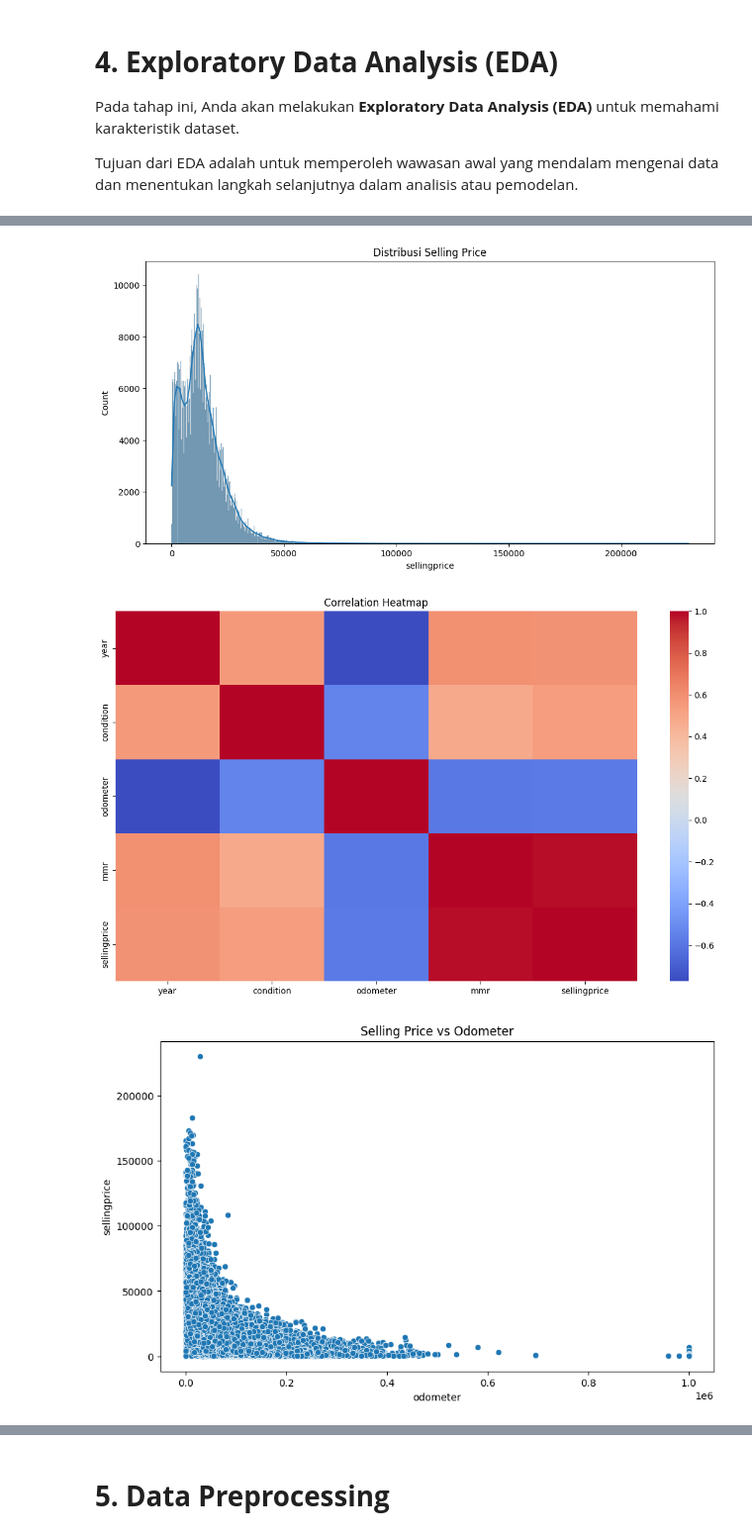
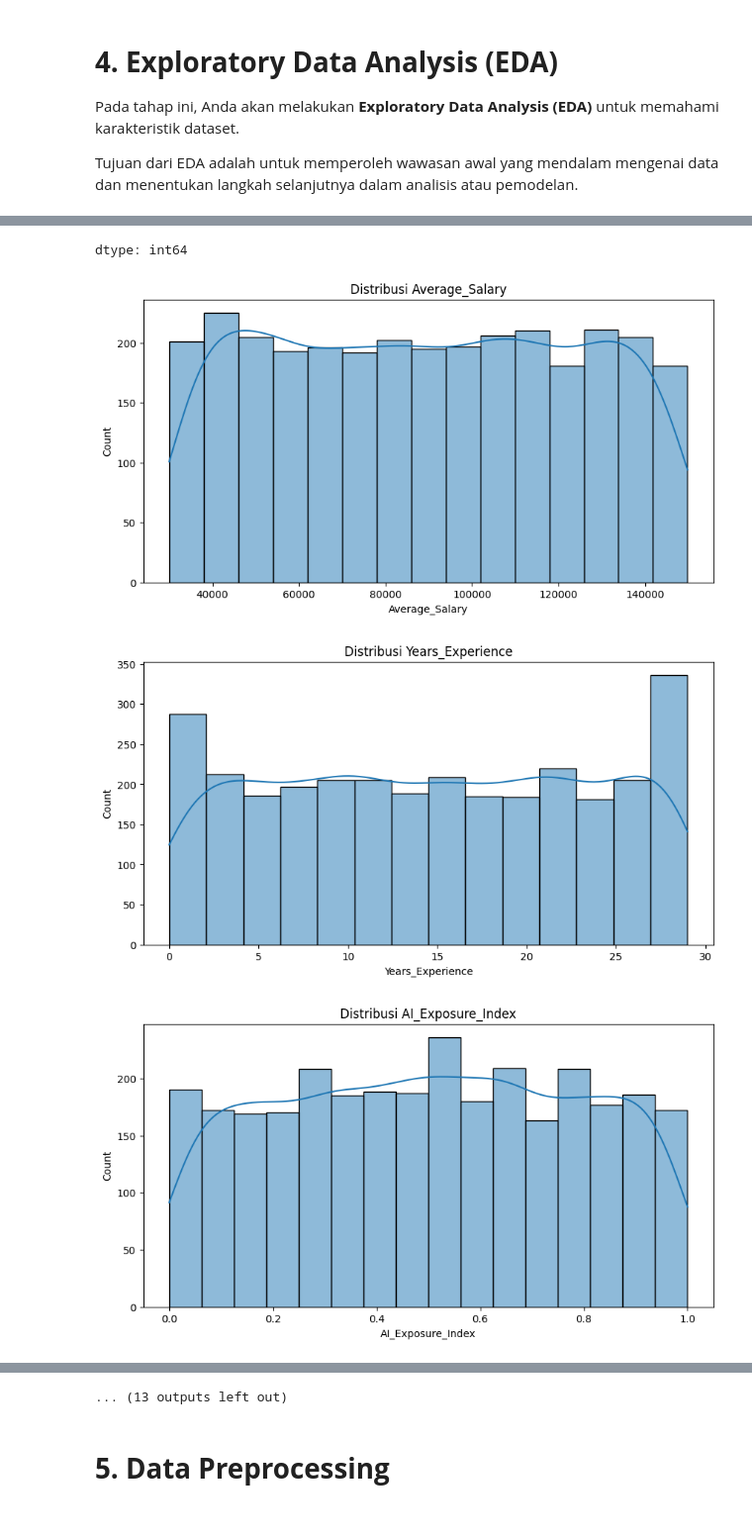
Before and after one commit to pradipta556/Eksperimen_SML_Pradipta-Rafa-Taisir, a Jupyter notebook: preprocessing/Pradipta_Rafa_Taisir_Eksperimen_MSML.ipynb, the cells around one changed output, grey strips where cells are left out. Shown at 99% size. Cells and saved outputs as stored; diff of their text form; code cells hidden in the pictures.

```diff
--- a/preprocessing/Pradipta_Rafa_Taisir_Eksperimen_MSML.ipynb
+++ b/preprocessing/Pradipta_Rafa_Taisir_Eksperimen_MSML.ipynb
@@ -61,0 +35,6 @@ df.head()
+# %%
+csv_path = "/content/AI_Impact_on_Jobs_2030_raw.csv"
+
+df = pd.read_csv(csv_path)
+
+df.head()
@@ -66,36 +52,47 @@ Pada tahap ini, Anda akan melakukan **Exploratory Data Analysis (EDA)** untuk me
 
 Tujuan dari EDA adalah untuk memperoleh wawasan awal yang mendalam mengenai data dan menentukan langkah selanjutnya dalam analisis atau pemodelan.
 # %%
+print("=== INFO DATA ===")
 df.info()
-df.describe()
 
-df.isna().sum()
+print("\n=== DESKRIPSI DATA NUMERIK ===")
+display(df.describe())
 
-df.duplicated().sum()
+print("\n=== CEK MISSING VALUES ===")
+display(df.isna().sum())
+
+print("\n=== CEK DUPLIKAT ===")
+print("Jumlah duplikat:", df.duplicated().sum())
 
 categorical_cols = df.select_dtypes(include='object').columns
-numerical_cols = df.select_dtypes(include=['int64', 'float64']).columns
+numerical_cols = df.select_dtypes(include=['int64','float64']).columns
 
-df[categorical_cols].nunique()
+print("\n=== KOLOM KATEGORIK ===")
+print(categorical_cols)
 
-plt.figure(figsize=(12,6))
-sns.histplot(df['sellingprice'], kde=True)
-plt.title("Distribusi Selling Price")
-plt.show()
+print("\n=== KOLOM NUMERIK ===")
+print(numerical_cols)
 
-plt.figure(figsize=(14,8))
-corr = df[numerical_cols].corr()
-sns.heatmap(corr, annot=False, cmap='coolwarm')
-plt.title("Correlation Heatmap")
-plt.show()
+print("\n=== JUMLAH UNIQUE VALUE PER KOLOM KATEGORIK ===")
+display(df[categorical_cols].nunique())
 
-plt.figure(figsize=(10,6))
-sns.scatterplot(data=df, x='odometer', y='sellingprice')
-plt.title("Selling Price vs Odometer")
-plt.show()
+for col in numerical_cols:
+    plt.figure(figsize=(10,5))
+    sns.histplot(df[col], kde=True)
+    plt.title(f"Distribusi {col}")
+    plt.show()
 
-plt.figure(figsize=(10,6))
-sns.boxplot(data=df, x='condition', y='sellingprice')
-plt.title("Selling Price vs Condition")
-plt.show()
+if len(numerical_cols) > 1:
+    plt.figure(figsize=(14,8))
+    corr = df[numerical_cols].corr()
+    sns.heatmap(corr, annot=False, cmap='coolwarm')
+    plt.title("Correlation Heatmap")
+    plt.show()
+
+if len(numerical_cols) >= 2:
+    sample_pairs = numerical_cols[:2]
+    plt.figure(figsize=(10,6))
+    sns.scatterplot(data=df, x=sample_pairs[0], y=sample_pairs[1])
+    plt.title(f"{sample_pairs[0]} vs {sample_pairs[1]}")
+    plt.show()
 # %% [output]
@@ -119,3 +162,4 @@ memory usage: 68.2+ MB
+dtype: int64
-[figure, old version]
+[figure, new version]
-[figure, old version]
+[figure, new version]
-[figure, old version]
+[figure, new version]
@@ -123,3 +167,4 @@ memory usage: 68.2+ MB
+... (13 outputs left out)
 # %% [markdown]
 # **5. Data Preprocessing**
 # %% [markdown]
```
Also changed, not shown: parts of 6 cells of this notebook, 6 other files.
